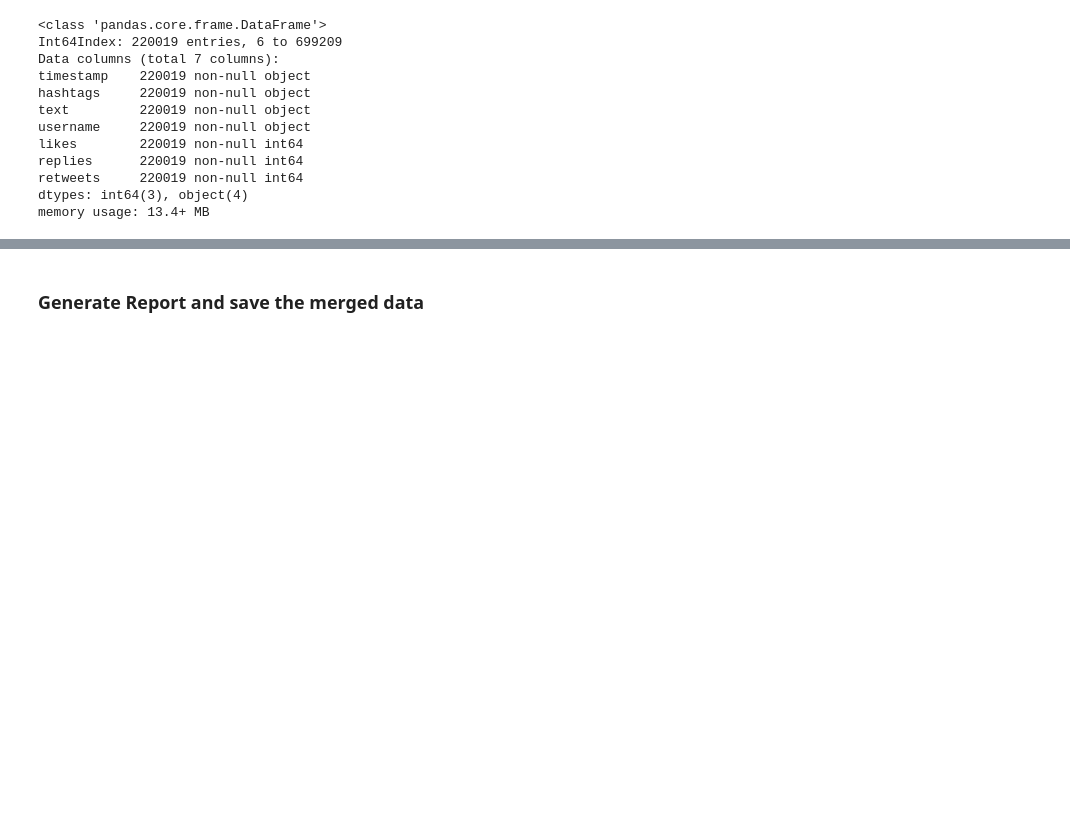
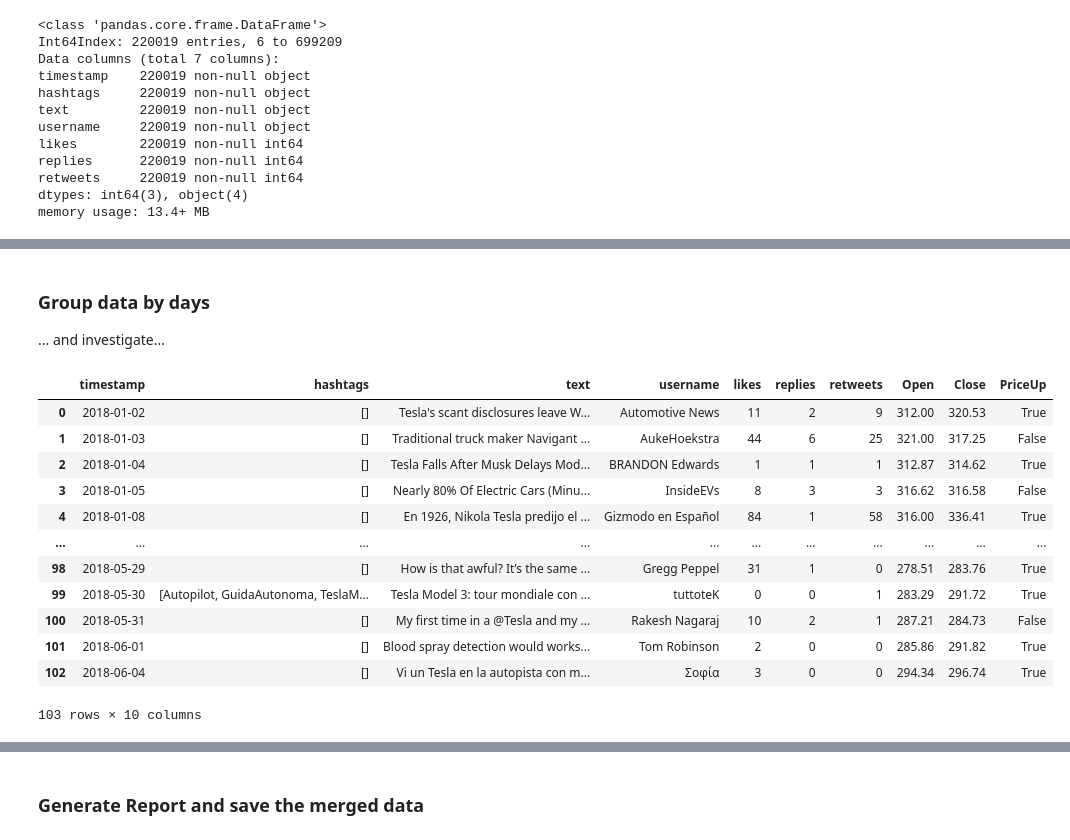
Before and after one commit to AliKarpuzoglu/Tweet_analysis_Stock_prediction, a Jupyter notebook: merge_data.ipynb, the cells around one changed output, grey strips where cells are left out. Saved outputs shown, nothing was run; the diff lists cells and outputs as text; code cells hidden in the pictures; blank space fills up the shorter version.

```diff
--- a/merge_data.ipynb
+++ b/merge_data.ipynb
@@ -133,0 +136,21 @@ data.head(3)
+# %% [markdown]
+### Group data by days
+... and investigate...
+# %%
+# group data by day
+daily_data = data.groupby(data['timestamp'], as_index=False)
+daily_data.first()
+# %% [output]
+|  | timestamp | hashtags | text | username | likes | replies | retweets | Open | Close | PriceUp |
+| 0 | 2018-01-02 | [] | Tesla's scant disclosures leave W... | Automotive News | 11 | 2 | 9 | 312.00 | 320.53 | True |
+| 1 | 2018-01-03 | [] | Traditional truck maker Navigant ... | AukeHoekstra | 44 | 6 | 25 | 321.00 | 317.25 | False |
+| 2 | 2018-01-04 | [] | Tesla Falls After Musk Delays Mod... | BRANDON Edwards | 1 | 1 | 1 | 312.87 | 314.62 | True |
+| 3 | 2018-01-05 | [] | Nearly 80% Of Electric Cars (Minu... | InsideEVs | 8 | 3 | 3 | 316.62 | 316.58 | False |
+| 4 | 2018-01-08 | [] | En 1926, Nikola Tesla predijo el ... | Gizmodo en Español | 84 | 1 | 58 | 316.00 | 336.41 | True |
+| ... | ... | ... | ... | ... | ... | ... | ... | ... | ... | ... |
+| 98 | 2018-05-29 | [] | How is that awful? It’s the same ... | Gregg Peppel | 31 | 1 | 0 | 278.51 | 283.76 | True |
+| 99 | 2018-05-30 | [Autopilot, GuidaAutonoma, TeslaM... | Tesla Model 3: tour mondiale con ... | tuttoteK | 0 | 0 | 1 | 283.29 | 291.72 | True |
+| 100 | 2018-05-31 | [] | My first time in a @Tesla and my ... | Rakesh Nagaraj | 10 | 2 | 1 | 287.21 | 284.73 | False |
+| 101 | 2018-06-01 | [] | Blood spray detection would works... | Tom Robinson | 2 | 0 | 0 | 285.86 | 291.82 | True |
+| 102 | 2018-06-04 | [] | Vi un Tesla en la autopista con m... | Σοφία | 3 | 0 | 0 | 294.34 | 296.74 | True |
+103 rows × 10 columns
```
Also changed, not shown: parts of 10 cells of this notebook.
